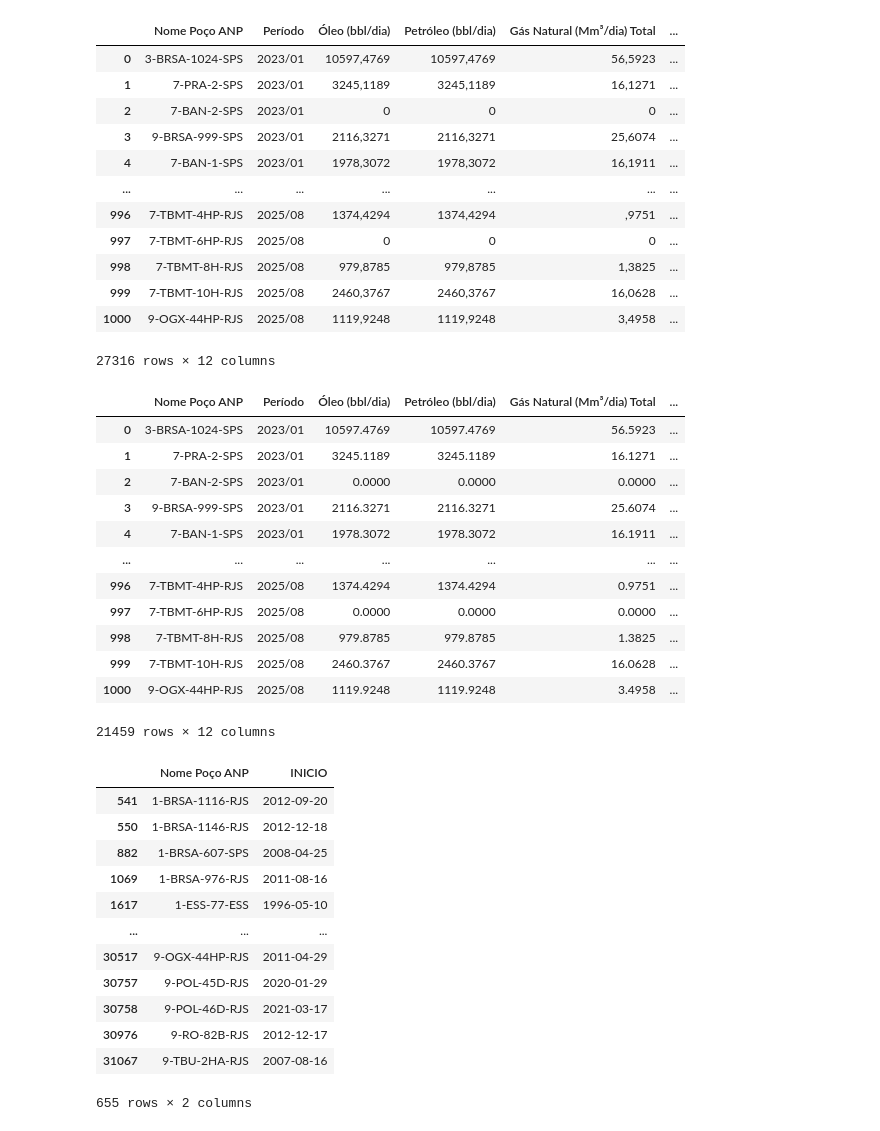
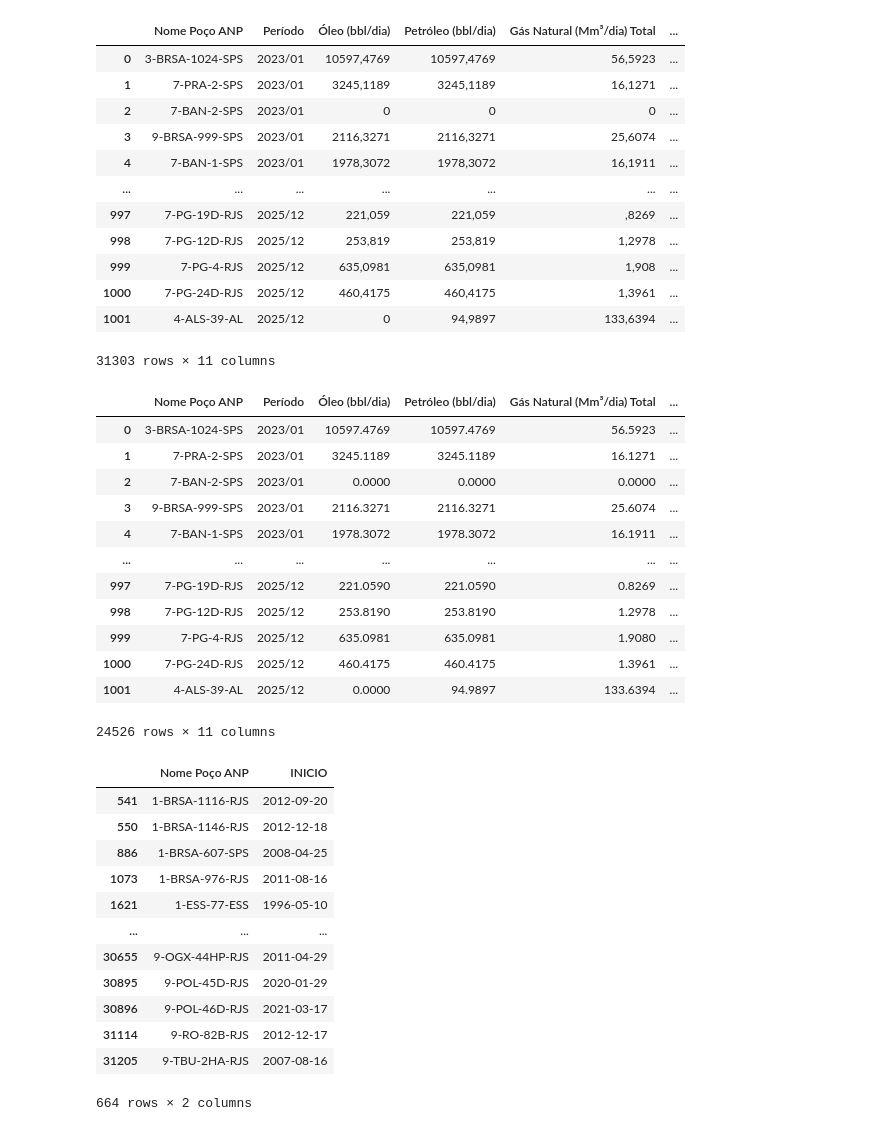
Before and after one commit to icarusrodrigues/MMQ_MSC_Icaro, a Jupyter notebook: clean_data.ipynb, the cells around one changed output. Saved outputs shown, nothing was run; the diff lists cells and outputs as text; code cells hidden in the pictures.

Commit message:
Add new data and changes in train and test split logic

```diff
--- a/clean_data.ipynb
+++ b/clean_data.ipynb
@@ -28,7 +26,7 @@ path = '_producao_Mar.csv'
 years = {
     '2023_': [format_month(x) for x in range(1, 13)],
     '2024_': [format_month(x) for x in range(1, 13)],
-    '2025_': [format_month(x) for x in range(1, 9)]
+    '2025_': [format_month(x) for x in range(1, 13)],
 }
 columns_list = []
 # %%
@@ -62,12 +60,12 @@ df_final
 | 3 | 9-BRSA-999-SPS | 2023/01 | 2116,3271 | 2116,3271 | 25,6074 | ... |
 | 4 | 7-BAN-1-SPS | 2023/01 | 1978,3072 | 1978,3072 | 16,1911 | ... |
 | ... | ... | ... | ... | ... | ... | ... |
-| 996 | 7-TBMT-4HP-RJS | 2025/08 | 1374,4294 | 1374,4294 | ,9751 | ... |
-| 997 | 7-TBMT-6HP-RJS | 2025/08 | 0 | 0 | 0 | ... |
-| 998 | 7-TBMT-8H-RJS | 2025/08 | 979,8785 | 979,8785 | 1,3825 | ... |
-| 999 | 7-TBMT-10H-RJS | 2025/08 | 2460,3767 | 2460,3767 | 16,0628 | ... |
-| 1000 | 9-OGX-44HP-RJS | 2025/08 | 1119,9248 | 1119,9248 | 3,4958 | ... |
+| 997 | 7-PG-19D-RJS | 2025/12 | 221,059 | 221,059 | ,8269 | ... |
+| 998 | 7-PG-12D-RJS | 2025/12 | 253,819 | 253,819 | 1,2978 | ... |
+| 999 | 7-PG-4-RJS | 2025/12 | 635,0981 | 635,0981 | 1,908 | ... |
+| 1000 | 7-PG-24D-RJS | 2025/12 | 460,4175 | 460,4175 | 1,3961 | ... |
+| 1001 | 4-ALS-39-AL | 2025/12 | 0 | 94,9897 | 133,6394 | ... |
-27316 rows × 12 columns
+31303 rows × 11 columns
 # %%
 for col in df_final.columns:
     df_final[col] = df_final[col].astype(str)
@@ -102,33 +100,33 @@ df_final
 | 3 | 9-BRSA-999-SPS | 2023/01 | 2116.3271 | 2116.3271 | 25.6074 | ... |
 | 4 | 7-BAN-1-SPS | 2023/01 | 1978.3072 | 1978.3072 | 16.1911 | ... |
 | ... | ... | ... | ... | ... | ... | ... |
-| 996 | 7-TBMT-4HP-RJS | 2025/08 | 1374.4294 | 1374.4294 | 0.9751 | ... |
-| 997 | 7-TBMT-6HP-RJS | 2025/08 | 0.0000 | 0.0000 | 0.0000 | ... |
-| 998 | 7-TBMT-8H-RJS | 2025/08 | 979.8785 | 979.8785 | 1.3825 | ... |
-| 999 | 7-TBMT-10H-RJS | 2025/08 | 2460.3767 | 2460.3767 | 16.0628 | ... |
-| 1000 | 9-OGX-44HP-RJS | 2025/08 | 1119.9248 | 1119.9248 | 3.4958 | ... |
+| 997 | 7-PG-19D-RJS | 2025/12 | 221.0590 | 221.0590 | 0.8269 | ... |
+| 998 | 7-PG-12D-RJS | 2025/12 | 253.8190 | 253.8190 | 1.2978 | ... |
+| 999 | 7-PG-4-RJS | 2025/12 | 635.0981 | 635.0981 | 1.9080 | ... |
+| 1000 | 7-PG-24D-RJS | 2025/12 | 460.4175 | 460.4175 | 1.3961 | ... |
+| 1001 | 4-ALS-39-AL | 2025/12 | 0.0000 | 94.9897 | 133.6394 | ... |
-21459 rows × 12 columns
+24526 rows × 11 columns
 # %%
-df_pocos_info = pd.read_csv(data_folder + '/Tabela_pocos_2025_Outubro_12.csv', sep=';', encoding='latin1')
+df_pocos_info = pd.read_csv(data_folder + '/Tabela_pocos_2026_Junho_07.csv', sep=';', encoding='latin1')
 df_pocos_info = df_pocos_info[df_pocos_info['POCO'].isin(df_final['Nome Poço ANP'].unique())]
 df_pocos_info['INICIO'] = pd.to_datetime(df_pocos_info['INÍCIO'])
 df_pocos_info['Nome Poço ANP'] = df_pocos_info['POCO']
 df_pocos_info = df_pocos_info[['Nome Poço ANP', 'INICIO']]
 df_pocos_info
 # %% [output]
 |  | Nome Poço ANP | INICIO |
 | 541 | 1-BRSA-1116-RJS | 2012-09-20 |
 | 550 | 1-BRSA-1146-RJS | 2012-12-18 |
-| 882 | 1-BRSA-607-SPS | 2008-04-25 |
-| 1069 | 1-BRSA-976-RJS | 2011-08-16 |
-| 1617 | 1-ESS-77-ESS | 1996-05-10 |
+| 886 | 1-BRSA-607-SPS | 2008-04-25 |
+| 1073 | 1-BRSA-976-RJS | 2011-08-16 |
+| 1621 | 1-ESS-77-ESS | 1996-05-10 |
 | ... | ... | ... |
-| 30517 | 9-OGX-44HP-RJS | 2011-04-29 |
-| 30757 | 9-POL-45D-RJS | 2020-01-29 |
-| 30758 | 9-POL-46D-RJS | 2021-03-17 |
-| 30976 | 9-RO-82B-RJS | 2012-12-17 |
-| 31067 | 9-TBU-2HA-RJS | 2007-08-16 |
+| 30655 | 9-OGX-44HP-RJS | 2011-04-29 |
+| 30895 | 9-POL-45D-RJS | 2020-01-29 |
+| 30896 | 9-POL-46D-RJS | 2021-03-17 |
+| 31114 | 9-RO-82B-RJS | 2012-12-17 |
+| 31205 | 9-TBU-2HA-RJS | 2007-08-16 |
-655 rows × 2 columns
+664 rows × 2 columns
 # %%
 df_final['Periodo'] = df_final['Período'].apply(lambda x: pd.to_datetime(x) + pd.tseries.offsets.MonthEnd(0))
 df_final = df_final.drop('Período', axis=1)
```
Also changed, not shown: parts of 5 cells of this notebook, 8 other files.
